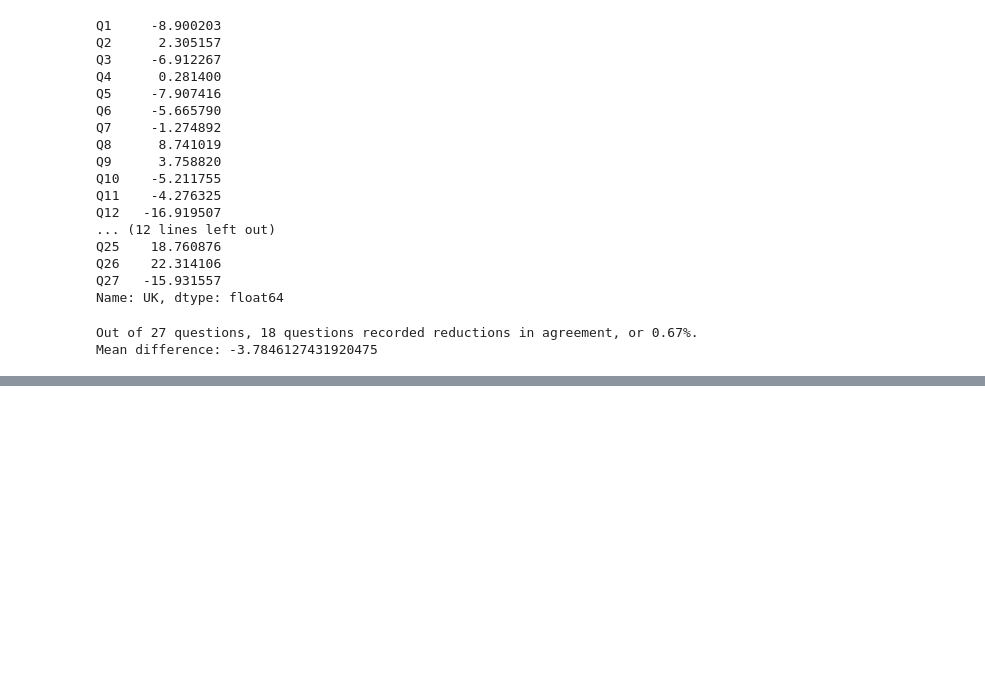
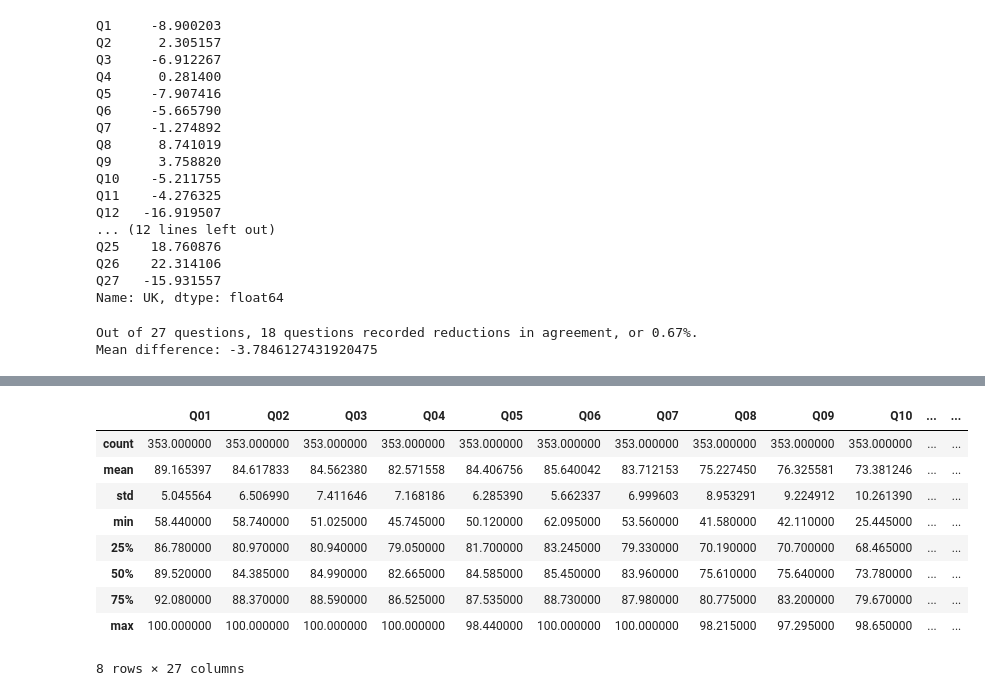
Before and after one commit to szelesaron/dissertation-code, a Jupyter notebook: EDA.ipynb, the cells around one changed output, grey strips where cells are left out. Cells and saved outputs as stored; diff of their text form; code cells hidden in the pictures; blank space fills up the shorter version.

```diff
--- a/EDA.ipynb
+++ b/EDA.ipynb
@@ -175,0 +228,13 @@ Mean difference: -3.7846127431920475
+# %%
+unis_1819.describe()
+# %% [output]
+|  | Q01 | Q02 | Q03 | Q04 | Q05 | Q06 | Q07 | Q08 | Q09 | Q10 | ... | ... |
+| count | 353.000000 | 353.000000 | 353.000000 | 353.000000 | 353.000000 | 353.000000 | 353.000000 | 353.000000 | 353.000000 | 353.000000 | ... | ... |
+| mean | 89.165397 | 84.617833 | 84.562380 | 82.571558 | 84.406756 | 85.640042 | 83.712153 | 75.227450 | 76.325581 | 73.381246 | ... | ... |
+| std | 5.045564 | 6.506990 | 7.411646 | 7.168186 | 6.285390 | 5.662337 | 6.999603 | 8.953291 | 9.224912 | 10.261390 | ... | ... |
+| min | 58.440000 | 58.740000 | 51.025000 | 45.745000 | 50.120000 | 62.095000 | 53.560000 | 41.580000 | 42.110000 | 25.445000 | ... | ... |
+| 25% | 86.780000 | 80.970000 | 80.940000 | 79.050000 | 81.700000 | 83.245000 | 79.330000 | 70.190000 | 70.700000 | 68.465000 | ... | ... |
+| 50% | 89.520000 | 84.385000 | 84.990000 | 82.665000 | 84.585000 | 85.450000 | 83.960000 | 75.610000 | 75.640000 | 73.780000 | ... | ... |
+| 75% | 92.080000 | 88.370000 | 88.590000 | 86.525000 | 87.535000 | 88.730000 | 87.980000 | 80.775000 | 83.200000 | 79.670000 | ... | ... |
+| max | 100.000000 | 100.000000 | 100.000000 | 100.000000 | 98.440000 | 100.000000 | 100.000000 | 98.215000 | 97.295000 | 98.650000 | ... | ... |
+8 rows × 27 columns
```
Also changed, not shown: parts of 18 cells of this notebook.
